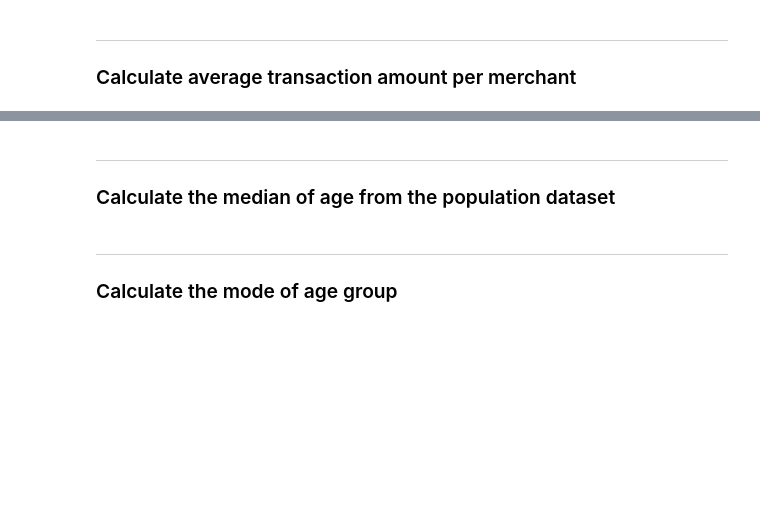
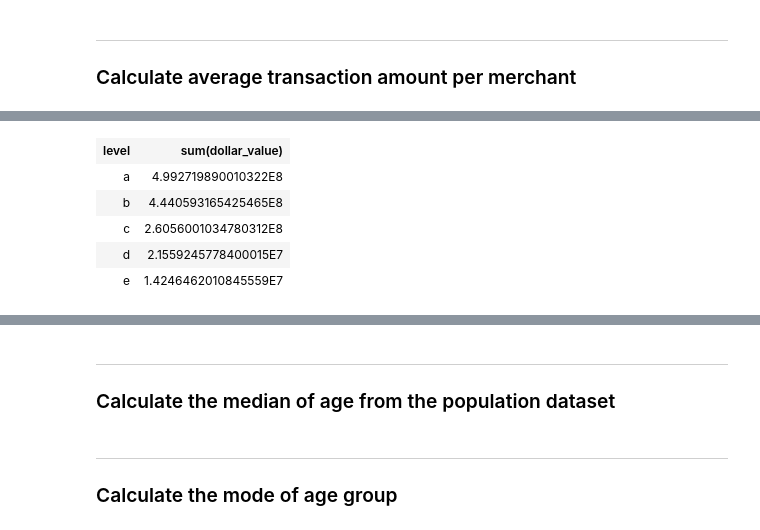
Before and after one commit to MAST30034-Applied-Data-Science/generic-buy-now-pay-later-project-group-11, a Jupyter notebook: notebooks/demographic_analysis.ipynb, the cells around one changed output, grey strips where cells are left out. Drawn from its saved outputs; the diff is of its cells as text; code cells hidden in the pictures; blank space fills up the shorter version.

```diff
--- a/notebooks/demographic_analysis.ipynb
+++ b/notebooks/demographic_analysis.ipynb
@@ -398,0 +431,11 @@ avg_trx_e = (df_trx.filter(df_trx.level == 'e').agg({'dollar_value': 'sum'}).col
+# %%
+# Transaction per merchant
+df_trx_new = df_trx.groupBy('level').agg({'dollar_value': 'sum'}).sort('level')
+df_trx_new
+# %% [output]
+| level | sum(dollar_value) |
+| a | 4.992719890010322E8 |
+| b | 4.440593165425465E8 |
+| c | 2.6056001034780312E8 |
+| d | 2.1559245778400015E7 |
+| e | 1.4246462010845559E7 |
```
Also changed, not shown: parts of 22 cells of this notebook.
